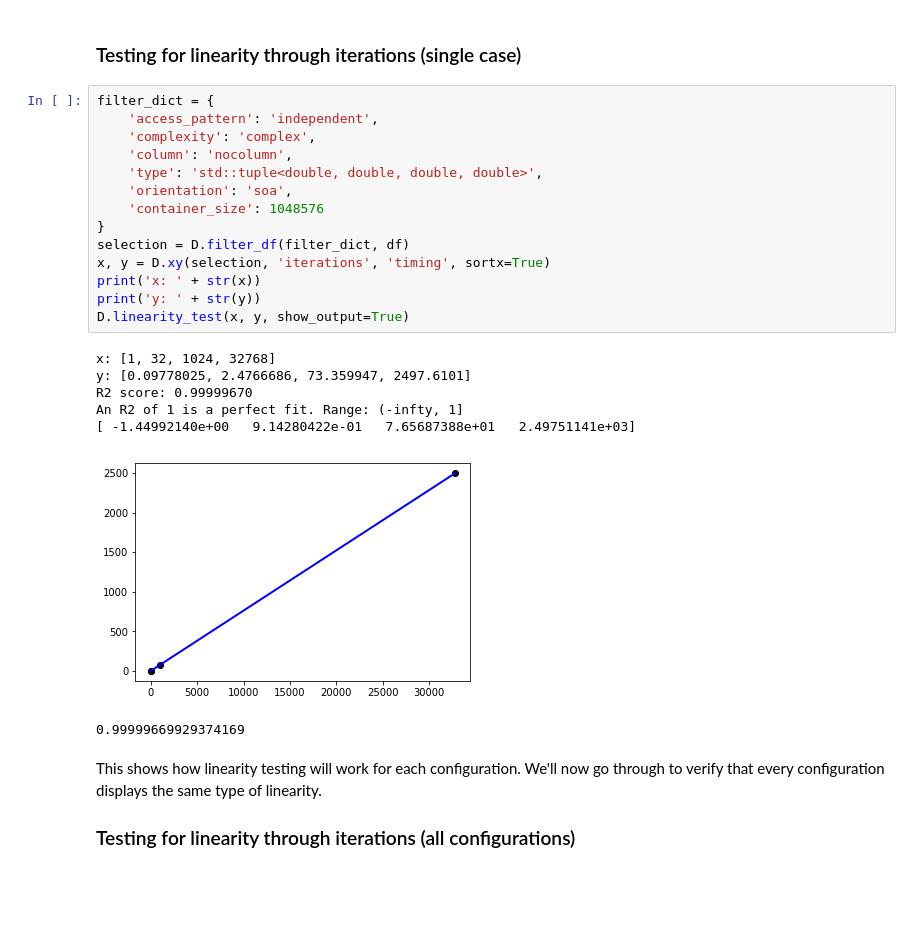
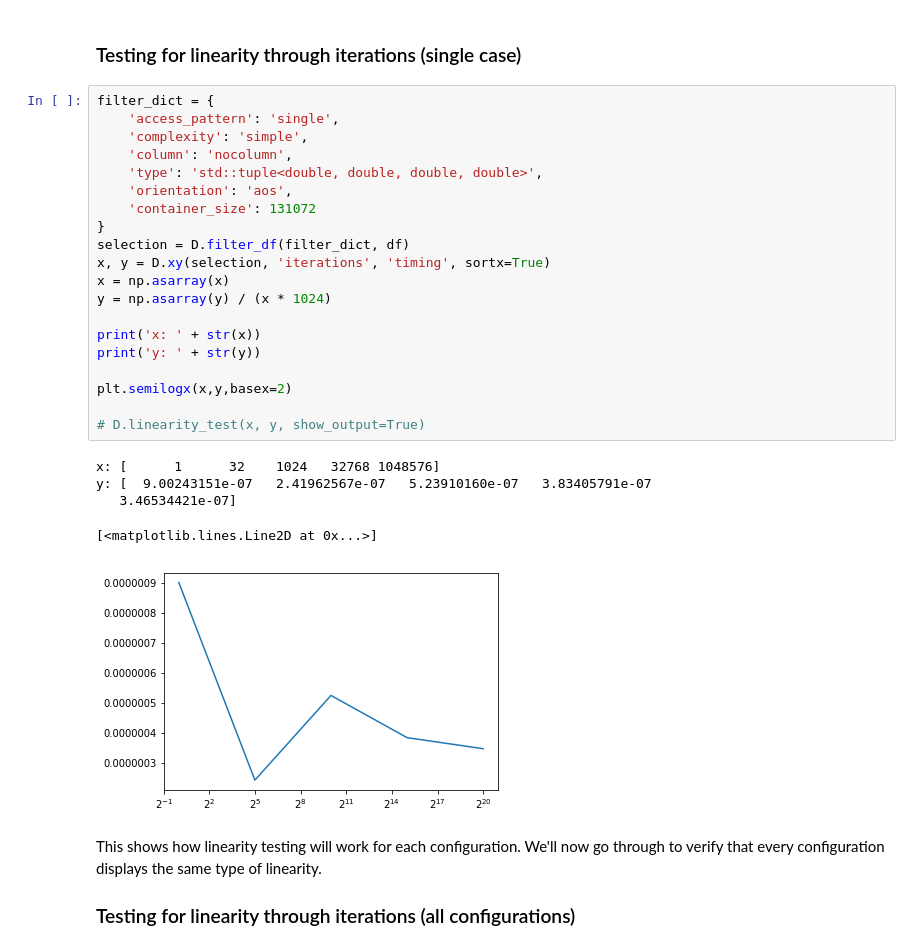
Before and after one commit to gress2/unpack-analysis-2, a Jupyter notebook: Analysis 2.ipynb, the cells around one changed output. Drawn from its saved outputs; the diff is of its cells as text; blank space fills up the shorter version.

```diff
--- a/Analysis 2.ipynb
+++ b/Analysis 2.ipynb
@@ -58,26 +60,30 @@ D.histogram(selection, 'timing')
 ### Testing for linearity through iterations (single case)
 # %%
 filter_dict = {
-    'access_pattern': 'independent',
-    'complexity': 'complex',
+    'access_pattern': 'single',
+    'complexity': 'simple',
     'column': 'nocolumn',
     'type': 'std::tuple<double, double, double, double>',
-    'orientation': 'soa',
-    'container_size': 1048576
+    'orientation': 'aos',
+    'container_size': 131072
 }
 selection = D.filter_df(filter_dict, df)
 x, y = D.xy(selection, 'iterations', 'timing', sortx=True)
+x = np.asarray(x)
+y = np.asarray(y) / (x * 1024)
+
 print('x: ' + str(x))
 print('y: ' + str(y))
-D.linearity_test(x, y, show_output=True)
+
+plt.semilogx(x,y,basex=2)
+
+# D.linearity_test(x, y, show_output=True)
 # %% [output]
-x: [1, 32, 1024, 32768]
-y: [0.09778025, 2.4766686, 73.359947, 2497.6101]
-R2 score: 0.99999670
-An R2 of 1 is a perfect fit. Range: (-infty, 1]
-[ -1.44992140e+00   9.14280422e-01   7.65687388e+01   2.49751141e+03]
+x: [      1      32    1024   32768 1048576]
+y: [  9.00243151e-07   2.41962567e-07   5.23910160e-07   3.83405791e-07
+   3.46534421e-07]
+[<matplotlib.lines.Line2D at 0x...>]
-[figure, old version]
+[figure, new version]
-0.99999669929374169
 # %% [markdown]
 This shows how linearity testing will work for each configuration. We'll now go through to verify that every configuration displays the same type of linearity.
 
```
Also changed, not shown: parts of 7 cells of this notebook.
